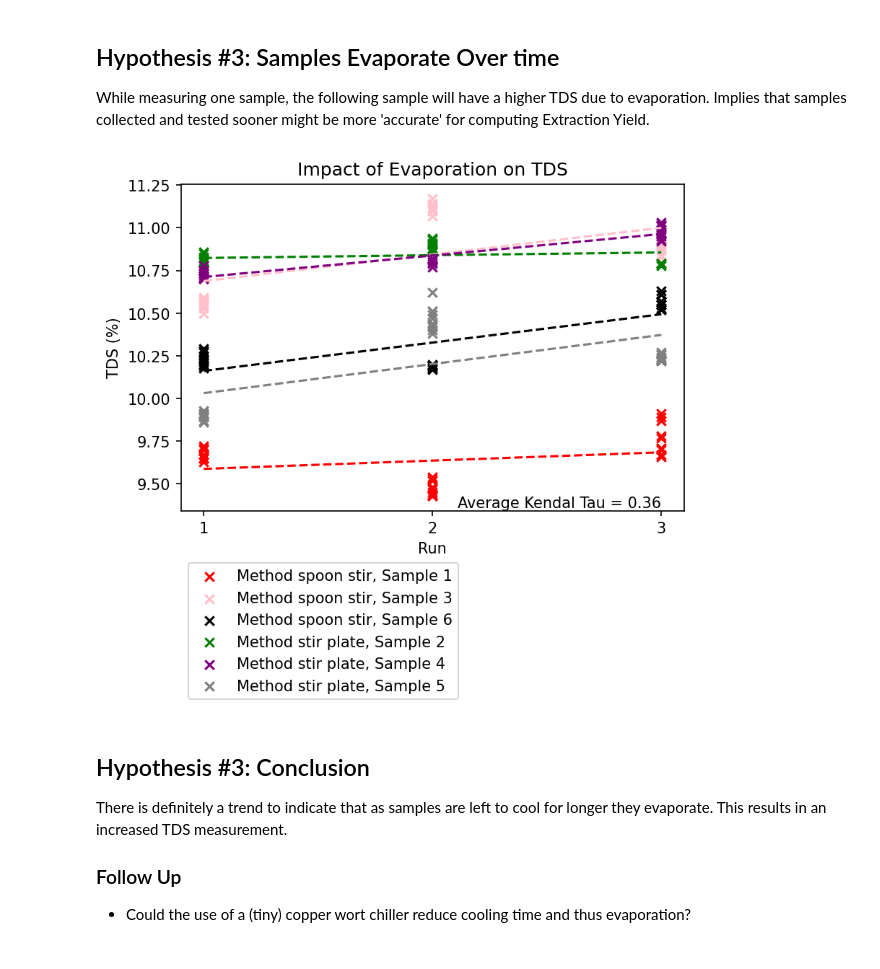
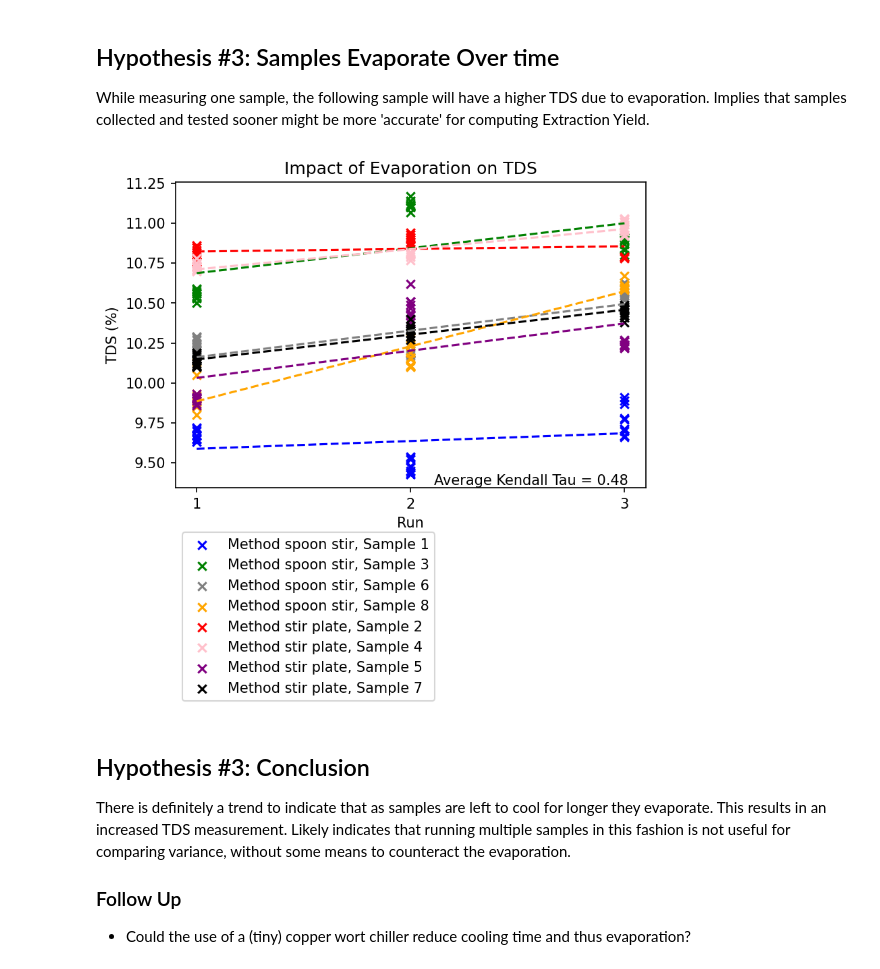
Before and after one commit to badisa/optpresso, a Jupyter notebook: notebooks/impact-of-stirring-on-tds.ipynb, the cells around one changed output. Drawn from its saved outputs; the diff is of its cells as text; code cells hidden in the pictures.

```diff
--- a/notebooks/impact-of-stirring-on-tds.ipynb
+++ b/notebooks/impact-of-stirring-on-tds.ipynb
@@ -222,7 +223,8 @@ for column, vals, colors, sample in zip(columns, times, coloring, samples):
     center = i+1
     biff = axe.scatter(np.random.uniform(center - uni_range, center + uni_range, len(vals)), vals, alpha=0.3, c=colors)
     true_val = evaporated_df[evaporated_df["sample"] == sample]
-    true_lines = axe.plot([center-0.2, center+0.2], [true_val.tds.values[0], true_val.tds.values[0]], color="black", linestyle="--", label="Total Solids")
+    if len(true_val):
+        true_lines = axe.plot([center-0.2, center+0.2], [true_val.tds.values[0], true_val.tds.values[0]], color="black", linestyle="--", label="Total Solids")
     avg_lines = axe.plot([center-0.2, center+0.2], [np.mean(vals), np.mean(vals)], color="blue", linestyle="--", label="Average")
     i += 1
 axe.legend(handles=[true_lines[0], avg_lines[0]], bbox_to_anchor=(0, -0.4), loc='lower left')
@@ -230,5 +232,12 @@ axe.set_xticklabels(columns, rotation=35, ha='center')
 axe.set_title("TDS Measurement Distributions")
 axe.set_xlabel("Sample and Procedure")
 axe.set_ylabel("TDS (%)")
+handles, labels = axe.get_legend_handles_labels()
+handle_list, label_list = [], []
+for handle, label in zip(handles, labels):
+    if label not in label_list:
+        handle_list.append(handle)
+        label_list.append(label)
+axe.legend(handle_list, label_list)
 display(fig)
 # %% [output]
@@ -239,6 +248,8 @@ print("="*3)
 for name, subdf in df.groupby(["sample", "procedure"]):
     subdf.drop(subdf[subdf.tds.isna()].index, inplace=True)
     true_val = evaporated_df[evaporated_df["sample"] == name[0]]
+    if len(true_val) == 0:
+        continue
     print(
         "Stir Method",
         name[1],
@@ -259,6 +270,8 @@ print("="*16)
 for name, subdf in df.groupby(["sample", "procedure"]):
     subdf.drop(subdf[subdf.tds.isna()].index, inplace=True)
     true_val = evaporated_df[evaporated_df["sample"] == name[0]]
+    if len(true_val) == 0:
+        continue
     print(
         "Stir Method",
         name[1],
@@ -362,42 +376,43 @@ There is a rank ordering to be found within the data, across all 6 samples. Howe
 While measuring one sample, the following sample will have a higher TDS due to evaporation. Implies that samples collected and tested sooner might be more 'accurate' for computing Extraction Yield.
 # %%
 colors = ["blue", "red", "green", "pink", "purple", "gray", "black", "orange"]
-stride = len(cmap.colors) // len(df["sample"].unique())
+stride = len(colors) // len(df["sample"].unique())
 taus = []
 for name, subdf in df.groupby(["procedure", "sample"]):
     subdf.drop(subdf[subdf.tds.isna()].index, inplace=True)
     plt.scatter(
         subdf.run.values,
         subdf.tds.values,
-        color=colors[name[1]],
+        color=colors[name[1]-1],
         label=f"Method {name[0]}, Sample {name[1]}",
         marker="x"
     )
     taus.append(kendalltau(subdf.run.values, subdf.tds.values))
     poly_fit = np.poly1d(np.polyfit(subdf.run.values, subdf.tds.values, 1))
     plt.plot(
         subdf["run"].unique(),
         poly_fit(subdf["run"].unique()),
         linestyle="--",
-        color=colors[name[1]]
+        color=colors[name[1]-1]
     )
 plt.title("Impact of Evaporation on TDS")
 plt.ylabel("TDS (%)")
 plt.xlabel("Run")
 plt.xticks(np.arange(1, 4, 1.0))
-plt.legend(bbox_to_anchor=(0, -.6), loc='lower left')
+plt.legend(bbox_to_anchor=(0, -.72), loc='lower left')
 plt.annotate(
-    "Average Kendal Tau = {:.2f}".format(np.mean([x[0] for x in taus])),
+    "Average Kendall Tau = {:.2f}".format(np.mean([x[0] for x in taus])),
     (0.55, 0.01),
     xycoords="axes fraction",
 )
 plt.show()
 # %% [output]
-[figure, old version]
+[figure, new version]
 # %% [markdown]
 ## Hypothesis #3: Conclusion
 
-There is definitely a trend to indicate that as samples are left to cool for longer they evaporate. This results in an increased TDS measurement.
+There is definitely a trend to indicate that as samples are left to cool for longer they evaporate. This results
+in an increased TDS measurement. Likely indicates that running multiple samples in this fashion is not useful for comparing variance, without some means to counteract the evaporation.
 
 ### Follow Up
 
```
Also changed, not shown: parts of 9 cells of this notebook.
